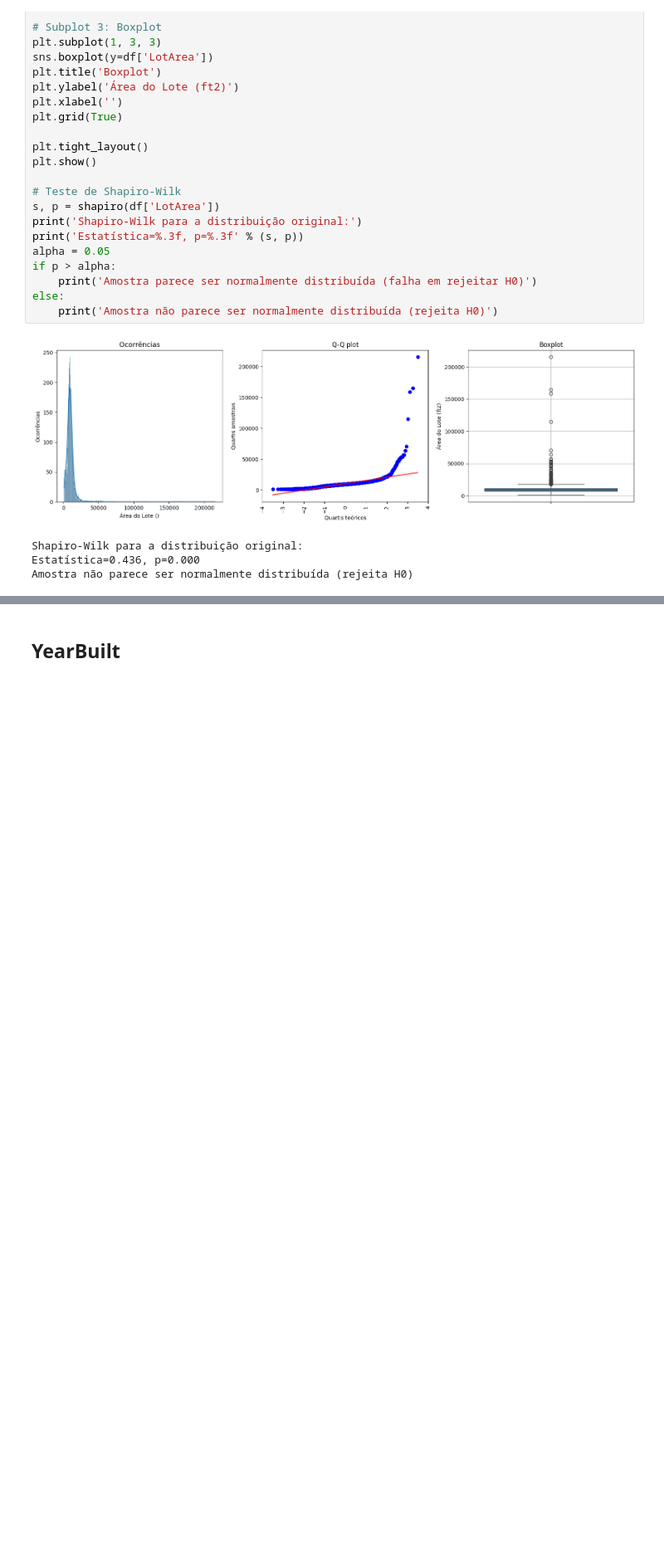
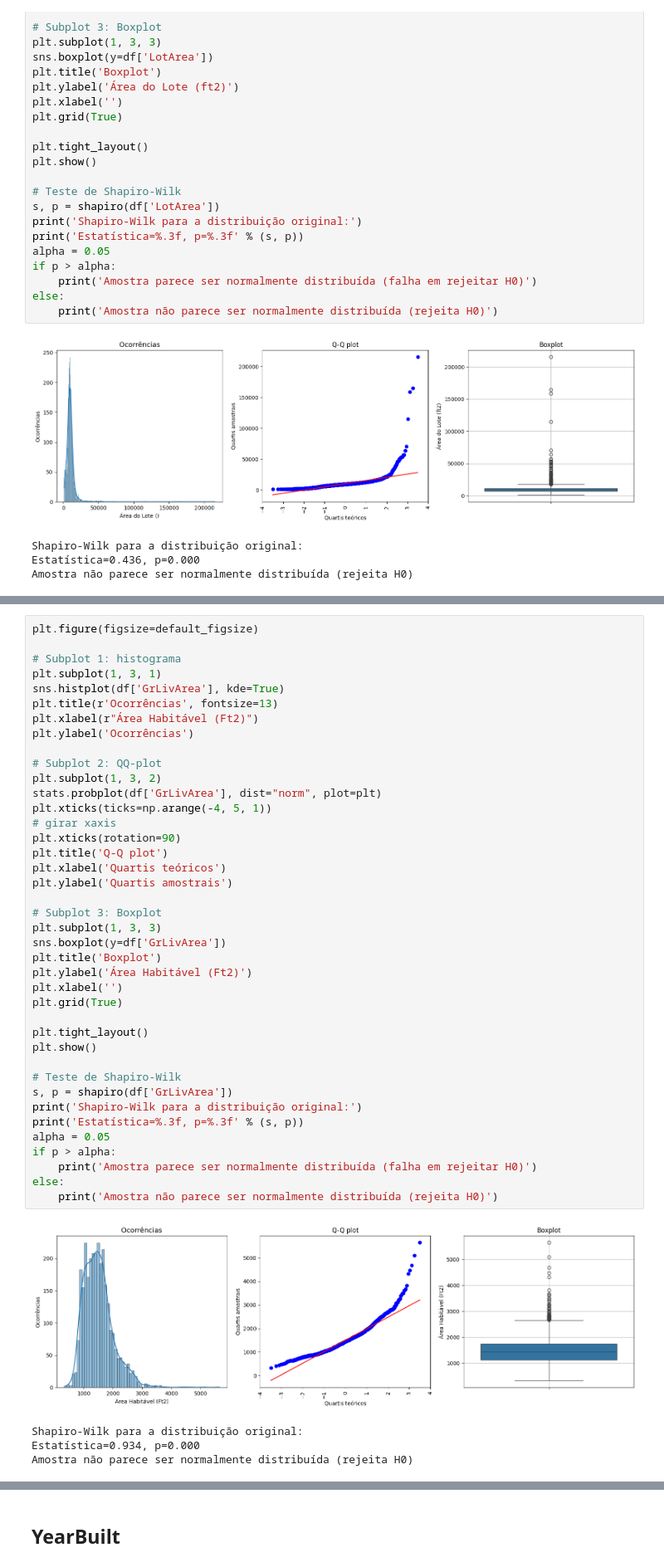
Before and after one commit to fernandosola/202412_aedi_regressao, a Jupyter notebook: notebooks/analise.ipynb, the cells around one changed output, grey strips where cells are left out. Shown at 83% size. Cells and saved outputs as stored; diff of their text form; blank space fills up the shorter version.

```diff
--- a/notebooks/analise.ipynb
+++ b/notebooks/analise.ipynb
@@ -797,0 +840,45 @@ plt.show()
+# %%
+plt.figure(figsize=default_figsize)
+
+# Subplot 1: histograma
+plt.subplot(1, 3, 1)
+sns.histplot(df['GrLivArea'], kde=True)
+plt.title(r'Ocorrências', fontsize=13)
+plt.xlabel(r"Área Habitável (Ft2)")
+plt.ylabel('Ocorrências')
+
+# Subplot 2: QQ-plot
+plt.subplot(1, 3, 2)
+stats.probplot(df['GrLivArea'], dist="norm", plot=plt)
+plt.xticks(ticks=np.arange(-4, 5, 1))
+# girar xaxis
+plt.xticks(rotation=90)
+plt.title('Q-Q plot')
+plt.xlabel('Quartis teóricos')
+plt.ylabel('Quartis amostrais')
+
+# Subplot 3: Boxplot
+plt.subplot(1, 3, 3)
+sns.boxplot(y=df['GrLivArea'])
+plt.title('Boxplot')
+plt.ylabel('Área Habitável (Ft2)')
+plt.xlabel('')
+plt.grid(True)
+
+plt.tight_layout()
+plt.show()
+
+# Teste de Shapiro-Wilk
+s, p = shapiro(df['GrLivArea'])
+print('Shapiro-Wilk para a distribuição original:')
+print('Estatística=%.3f, p=%.3f' % (s, p))
+alpha = 0.05
+if p > alpha:
+    print('Amostra parece ser normalmente distribuída (falha em rejeitar H0)')
+else:
+    print('Amostra não parece ser normalmente distribuída (rejeita H0)')
+# %% [output]
+[figure, added]
+Shapiro-Wilk para a distribuição original:
+Estatística=0.934, p=0.000
+Amostra não parece ser normalmente distribuída (rejeita H0)
```
Also changed, not shown: parts of 14 cells of this notebook.
